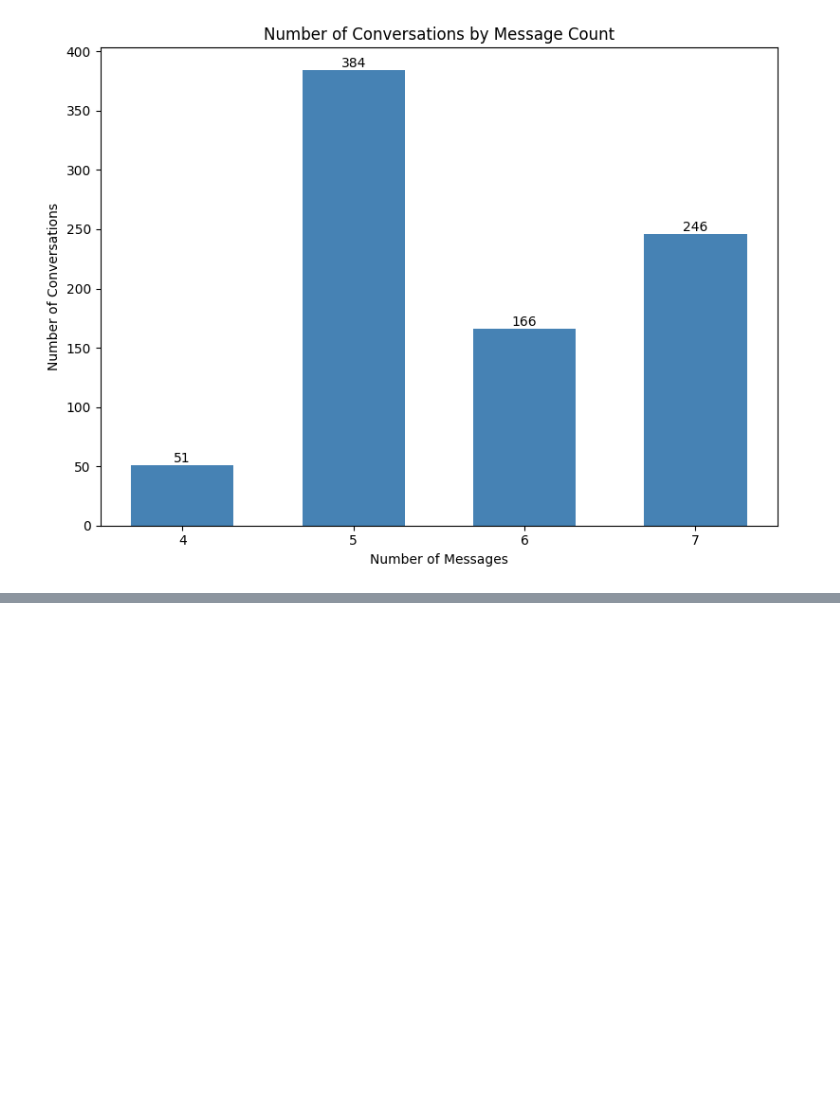
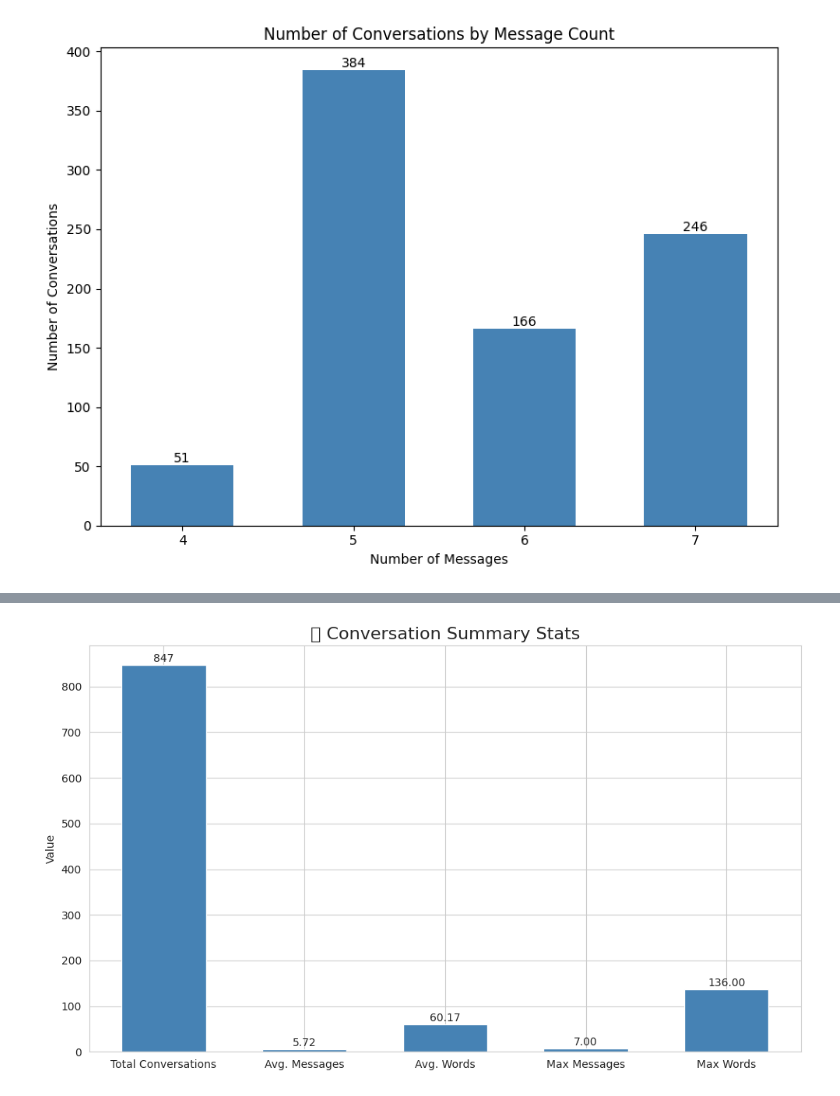
Before and after one commit to Hiida3li/DE-cycle, a Jupyter notebook: data_initial/synthetic_initial.ipynb, the cells around one changed output, grey strips where cells are left out. Drawn from its saved outputs; the diff is of its cells as text; code cells hidden in the pictures; blank space fills up the shorter version.

```diff
--- a/data_initial/synthetic_initial.ipynb
+++ b/data_initial/synthetic_initial.ipynb
@@ -110,0 +530,45 @@ plt.show()
+# %%
+import matplotlib.pyplot as plt
+
+# Stats
+total_conversations = 847
+avg_messages = 5.72
+avg_words = 60.17
+max_messages = 7
+max_words = 136
+
+# Data for plotting
+labels = [
+    "Total Conversations",
+    "Avg. Messages",
+    "Avg. Words",
+    "Max Messages",
+    "Max Words"
+]
+values = [
+    total_conversations,
+    avg_messages,
+    avg_words,
+    max_messages,
+    max_words
+]
+
+# Define colors (you can customize)
+colors = ['steelblue'] * len(labels)
+
+# Plot
+plt.figure(figsize=(10, 6))
+bars = plt.bar(labels, values, color=colors, width=0.6)
+plt.title("📊 Conversation Summary Stats", fontsize=16)
+plt.ylabel("Value")
+
+# Annotate values on bars
+for bar in bars:
+    height = bar.get_height()
+    plt.text(bar.get_x() + bar.get_width()/2., height + 2, f'{height:.2f}' if height != total_conversations else int(height),
+             ha='center', va='bottom', fontsize=10)
+
+plt.tight_layout()
+plt.show()
+# %% [output]
+[figure, added]
```
Also changed, not shown: parts of 2 cells of this notebook, 5 other files.
